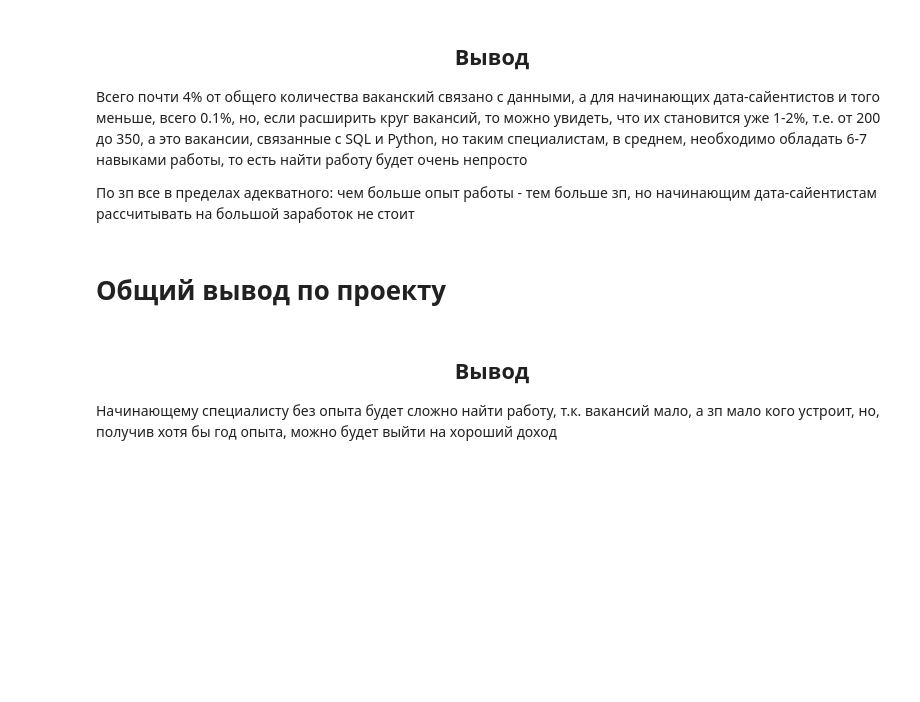
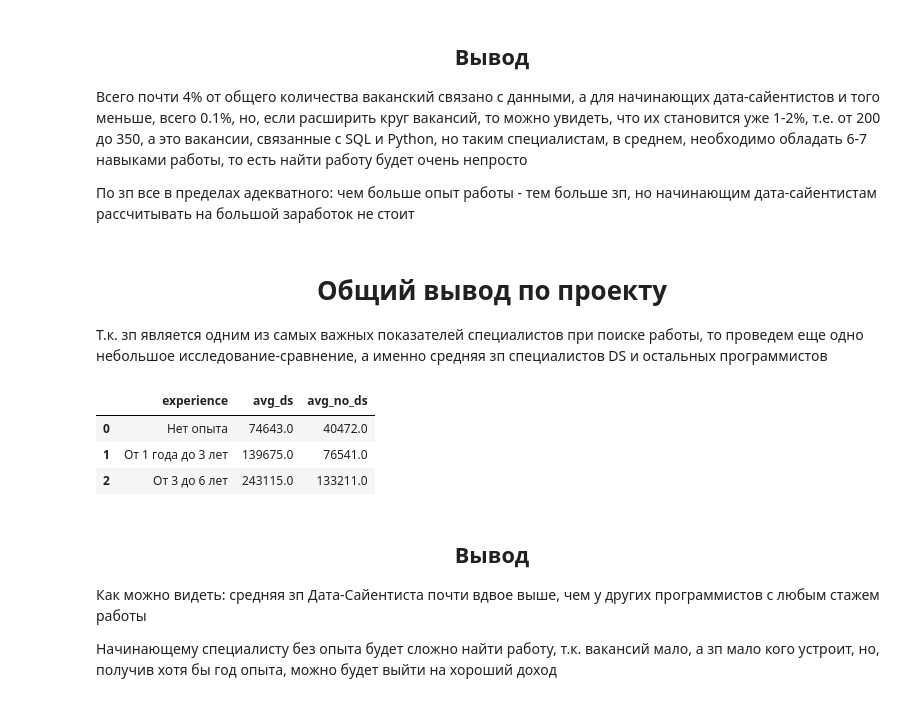
Before and after one commit to step4k777/Project-2, a Jupyter notebook: Project-2/Project_2_Ноутбук_шаблон.ipynb, the cells around one changed output. Drawn from its saved outputs; the diff is of its cells as text; code cells hidden in the pictures; blank space fills up the shorter version.

```diff
--- a/Project-2/Project_2_Ноутбук_шаблон.ipynb
+++ b/Project-2/Project_2_Ноутбук_шаблон.ipynb
@@ -573,8 +573,8 @@ query_6_6 = f'''select
  '''
 # %%
 # результат запроса
-df = pd.read_sql_query(query_6_6, connection)
-df
+df_6_6 = pd.read_sql_query(query_6_6, connection)
+df_6_6
 # %% [output]
 |  | experience | avg_ds |
 | 0 | Нет опыта | 74643.0 |
@@ -591,7 +591,33 @@ connection.close()
 
 По зп все в пределах адекватного: чем больше опыт работы - тем больше зп, но начинающим дата-сайентистам рассчитывать на большой заработок не стоит
 # %% [markdown]
-# Общий вывод по проекту
+# <center> Общий вывод по проекту <center>
+
+Т.к. зп является одним из самых важных показателей специалистов при поиске работы, то проведем еще одно небольшое исследование-сравнение, а именно средняя зп специалистов DS и остальных программистов
 # %%
 # подведем итог исследования, обобщите выводы
 # здесь можно (это будет плюсом) провести дополнительные исследования данных, сделать прогнозы, продумать варианты продолжения исследования
+query_7_1 = f'''
+		SELECT
+   		experience as experience,
+   		round(avg(coalesce((salary_from + salary_to) / 2, salary_from, salary_to)), 0) as avg_no_DS
+		FROM VACANCIES
+		WHERE 	(name NOT ILIKE '%data scientist%' or
+		name NOT ILIKE '%data science%' or
+		name NOT ILIKE '%исследователь данных%' or
+		(name NOT LIKE '%ML%' and
+		name NOT LIKE '%HTML%') or
+		name NOT ILIKE '%machine learning%' or
+		name NOT ILIKE '%машинн%обучен%') and
+        (salary_from is not NULL or salary_to is not NULL)
+		GROUP BY experience
+		ORDER BY 2
+'''
+# %%
+df_7_1 = df_6_6.merge(pd.read_sql_query(query_7_1, connection), how='left')
+df_7_1
+# %% [output]
+|  | experience | avg_ds | avg_no_ds |
+| 0 | Нет опыта | 74643.0 | 40472.0 |
+| 1 | От 1 года до 3 лет | 139675.0 | 76541.0 |
+| 2 | От 3 до 6 лет | 243115.0 | 133211.0 |
@@ -598,4 +637,6 @@ connection.close()
 # %% [markdown]
 ## <center> Вывод <center>
 
+Как можно видеть: средняя зп Дата-Сайентиста почти вдвое выше, чем у других программистов с любым стажем работы
+
 Начинающему специалисту без опыта будет сложно найти работу, т.к. вакансий мало, а зп мало кого устроит, но, получив хотя бы год опыта, можно будет выйти на хороший доход
```
Also changed, not shown: parts of 2 cells of this notebook, 1 other file.
